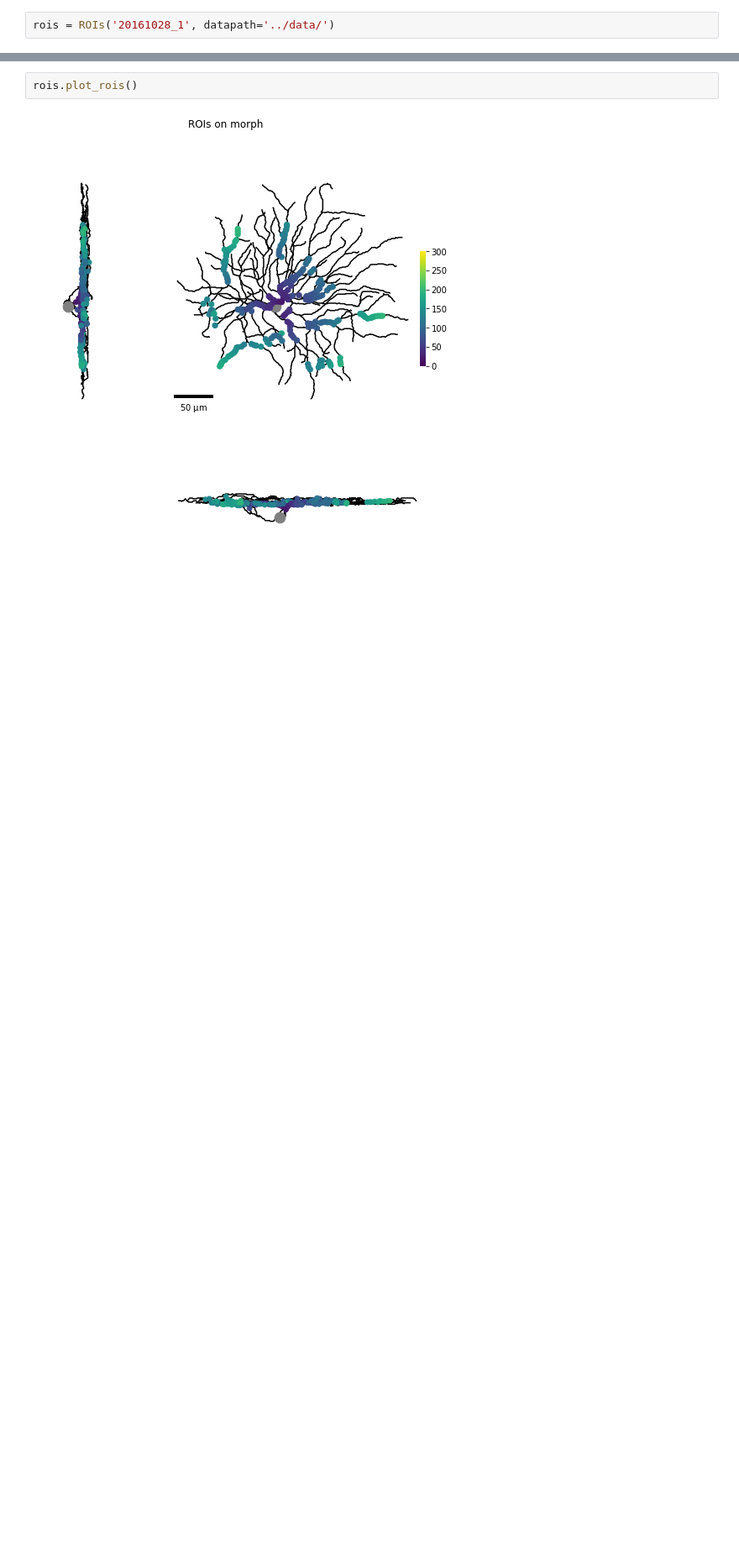
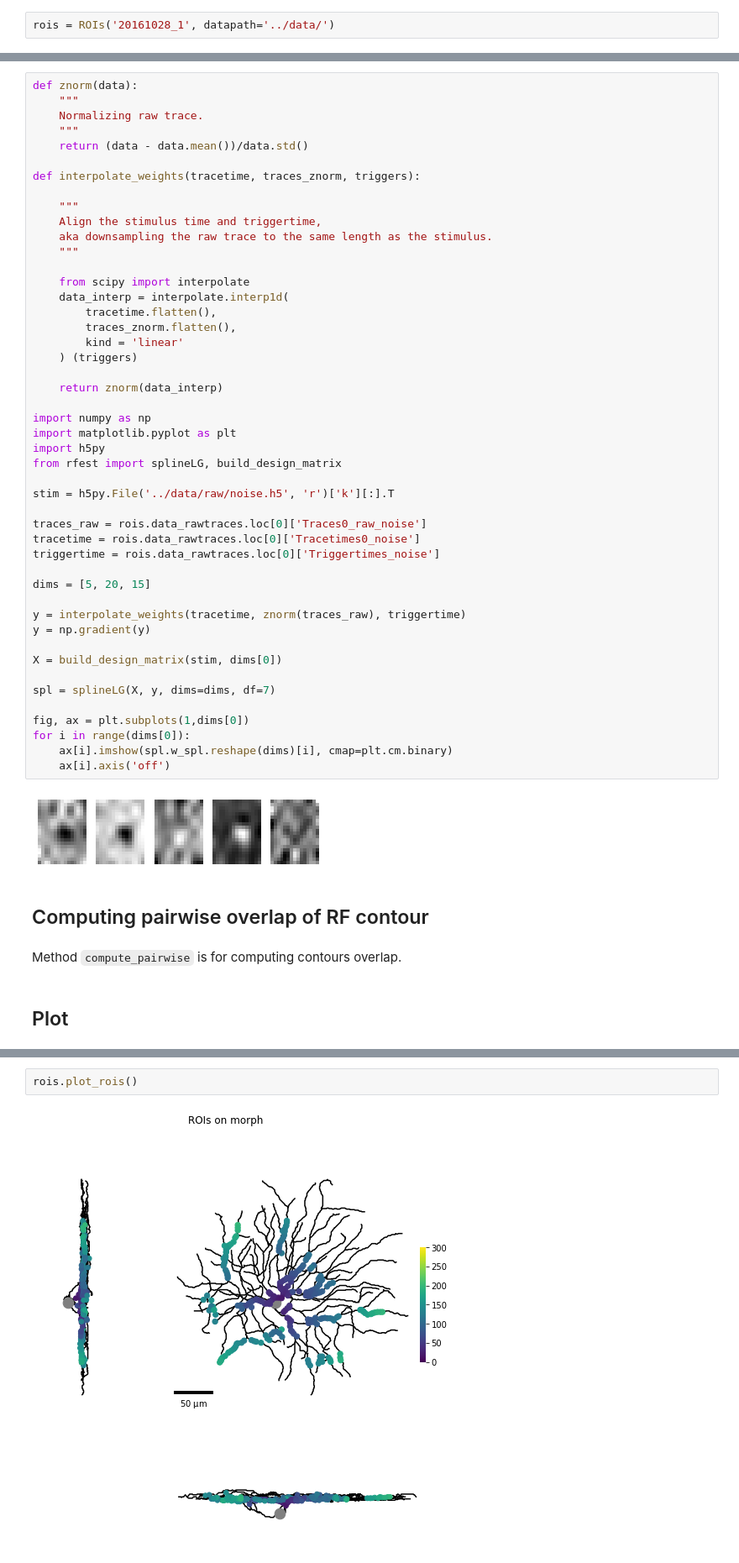
Before and after one commit to berenslab/rgc_dendrites, a Jupyter notebook: scripts/Example.ipynb, the cells around one changed output, grey strips where cells are left out. Shown at 84% size. Cells and saved outputs as stored; diff of their text form; blank space fills up the shorter version.

```diff
--- a/scripts/Example.ipynb
+++ b/scripts/Example.ipynb
@@ -5,0 +106,55 @@ rois = ROIs('20161028_1', datapath='../data/')
+# %%
+def znorm(data):
+    """
+    Normalizing raw trace.
+    """
+    return (data - data.mean())/data.std()
+
+def interpolate_weights(tracetime, traces_znorm, triggers):
+
+    """
+    Align the stimulus time and triggertime,
+    aka downsampling the raw trace to the same length as the stimulus.
+    """
+
+    from scipy import interpolate
+    data_interp = interpolate.interp1d(
+        tracetime.flatten(),
+        traces_znorm.flatten(),
+        kind = 'linear'
+    ) (triggers)
+
+    return znorm(data_interp)
+
+import numpy as np
+import matplotlib.pyplot as plt
+import h5py
+from rfest import splineLG, build_design_matrix
+
+stim = h5py.File('../data/raw/noise.h5', 'r')['k'][:].T
+
+traces_raw = rois.data_rawtraces.loc[0]['Traces0_raw_noise']
+tracetime = rois.data_rawtraces.loc[0]['Tracetimes0_noise']
+triggertime = rois.data_rawtraces.loc[0]['Triggertimes_noise']
+
+dims = [5, 20, 15]
+
+y = interpolate_weights(tracetime, znorm(traces_raw), triggertime)
+y = np.gradient(y)
+
+X = build_design_matrix(stim, dims[0])
+
+spl = splineLG(X, y, dims=dims, df=7)
+
+fig, ax = plt.subplots(1,dims[0])
+for i in range(dims[0]):
+    ax[i].imshow(spl.w_spl.reshape(dims)[i], cmap=plt.cm.binary)
+    ax[i].axis('off')
+# %% [output]
+[figure, added]
+# %% [markdown]
+## Computing pairwise overlap of RF contour
+# %% [markdown]
+Method `compute_pairwise` is for computing contours overlap.
+# %% [markdown]
+## Plot
```
Also changed, not shown: parts of 25 cells of this notebook, 2 other files.
